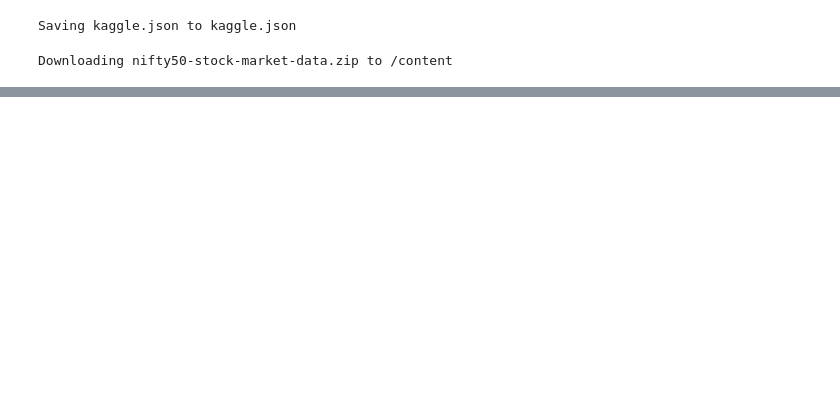
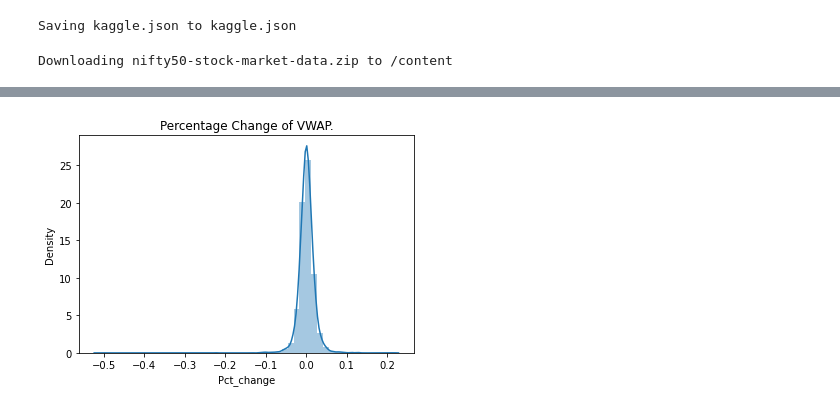
Before and after one commit to kartikbatra056/AllAboutTimeSeries, a Jupyter notebook: Baseline_and_EDA.ipynb, the cells around one changed output, grey strips where cells are left out. Saved outputs shown, nothing was run; the diff lists cells and outputs as text; code cells hidden in the pictures; blank space fills up the shorter version.

```diff
--- a/Baseline_and_EDA.ipynb
+++ b/Baseline_and_EDA.ipynb
@@ -32,0 +144,6 @@ import plotly
+# %%
+sns.distplot(df['Pct_change'])
+plt.title('Percentage Change of VWAP.')
+plt.show()
+# %% [output]
+[figure, added]
```
Also changed, not shown: parts of 21 cells of this notebook.
